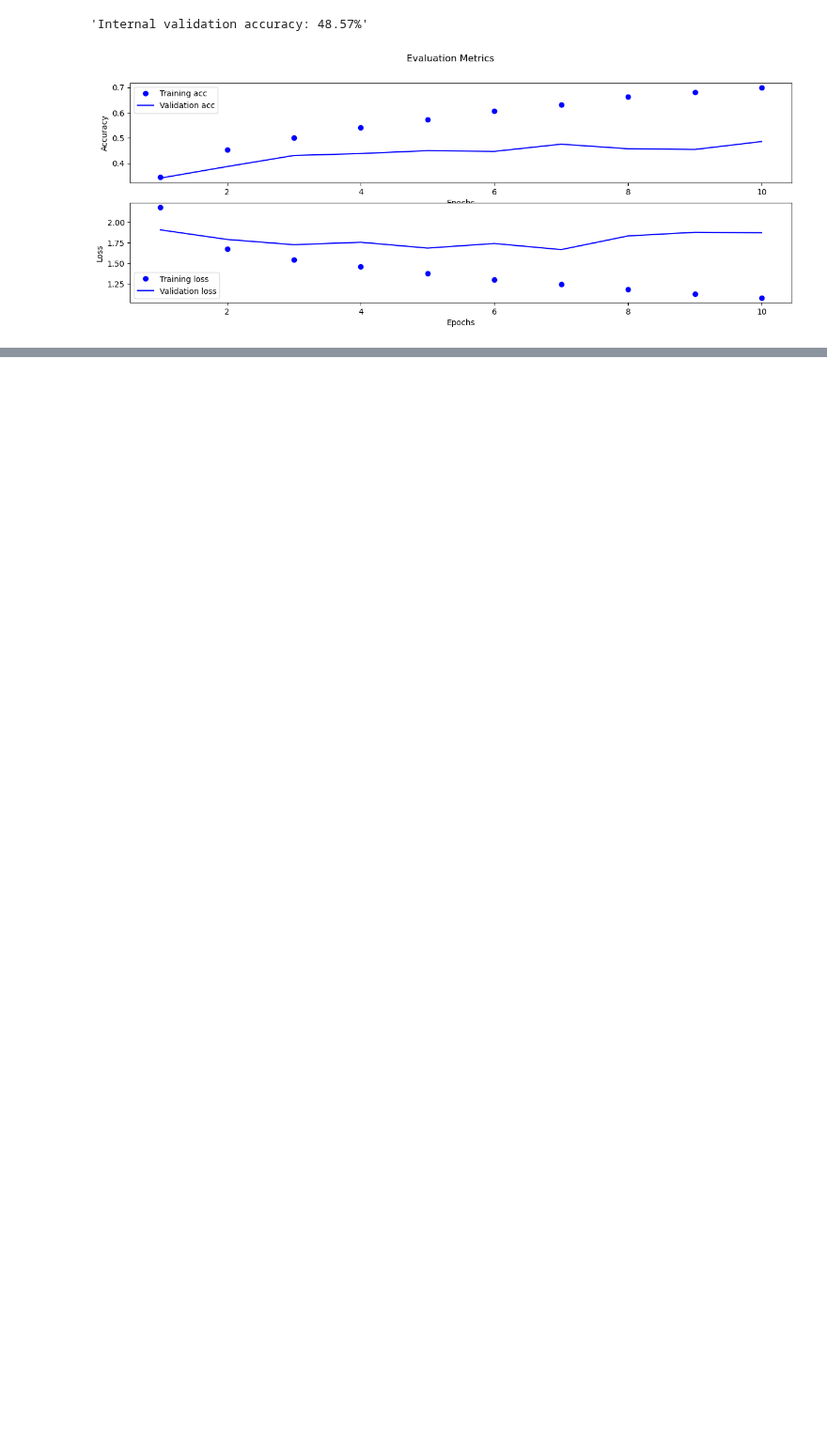
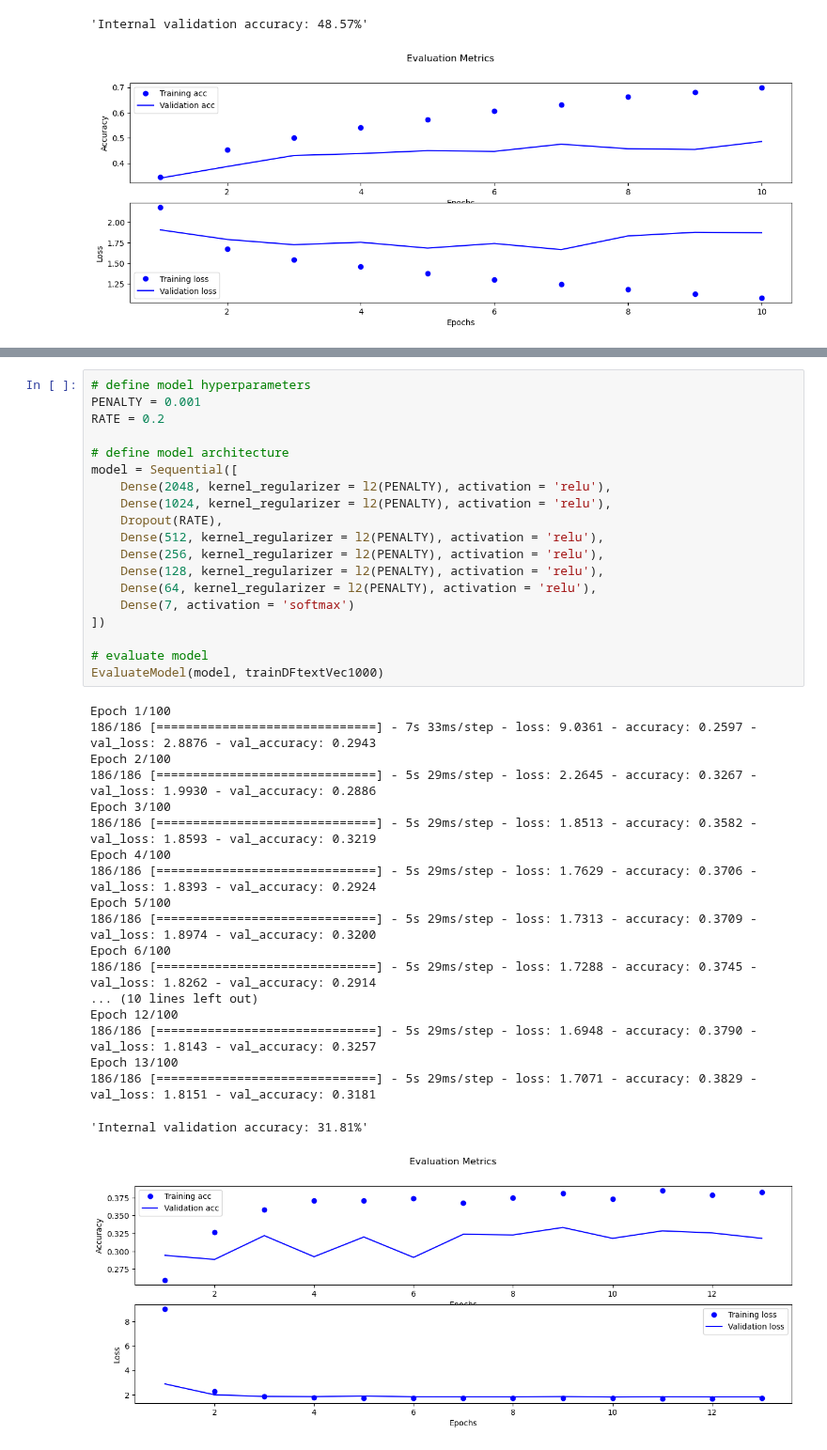
Before and after one commit to akiehl2000/STAA578_Homework, a Jupyter notebook: Homework4/homework4.ipynb, the cells around one changed output, grey strips where cells are left out. Shown at 94% size. Cells and saved outputs as stored; diff of their text form; blank space fills up the shorter version.

```diff
--- a/Homework4/homework4.ipynb
+++ b/Homework4/homework4.ipynb
@@ -596,0 +706,39 @@ Epoch 10/100
+# %%
+# define model hyperparameters
+PENALTY = 0.001
+RATE = 0.2
+
+# define model architecture
+model = Sequential([
+    Dense(2048, kernel_regularizer = l2(PENALTY), activation = 'relu'),
+    Dense(1024, kernel_regularizer = l2(PENALTY), activation = 'relu'),
+    Dropout(RATE),
+    Dense(512, kernel_regularizer = l2(PENALTY), activation = 'relu'),
+    Dense(256, kernel_regularizer = l2(PENALTY), activation = 'relu'),
+    Dense(128, kernel_regularizer = l2(PENALTY), activation = 'relu'),
+    Dense(64, kernel_regularizer = l2(PENALTY), activation = 'relu'),
+    Dense(7, activation = 'softmax')
+])
+
+# evaluate model
+EvaluateModel(model, trainDFtextVec1000)
+# %% [output]
+Epoch 1/100
+186/186 [==============================] - 7s 33ms/step - loss: 9.0361 - accuracy: 0.2597 - val_loss: 2.8876 - val_accuracy: 0.2943
+Epoch 2/100
+186/186 [==============================] - 5s 29ms/step - loss: 2.2645 - accuracy: 0.3267 - val_loss: 1.9930 - val_accuracy: 0.2886
+Epoch 3/100
+186/186 [==============================] - 5s 29ms/step - loss: 1.8513 - accuracy: 0.3582 - val_loss: 1.8593 - val_accuracy: 0.3219
+Epoch 4/100
+186/186 [==============================] - 5s 29ms/step - loss: 1.7629 - accuracy: 0.3706 - val_loss: 1.8393 - val_accuracy: 0.2924
+Epoch 5/100
+186/186 [==============================] - 5s 29ms/step - loss: 1.7313 - accuracy: 0.3709 - val_loss: 1.8974 - val_accuracy: 0.3200
+Epoch 6/100
+186/186 [==============================] - 5s 29ms/step - loss: 1.7288 - accuracy: 0.3745 - val_loss: 1.8262 - val_accuracy: 0.2914
+... (10 lines left out)
+Epoch 12/100
+186/186 [==============================] - 5s 29ms/step - loss: 1.6948 - accuracy: 0.3790 - val_loss: 1.8143 - val_accuracy: 0.3257
+Epoch 13/100
+186/186 [==============================] - 5s 29ms/step - loss: 1.7071 - accuracy: 0.3829 - val_loss: 1.8151 - val_accuracy: 0.3181
+'Internal validation accuracy: 31.81%'
+[figure, added]
```
Also changed, not shown: parts of 8 cells of this notebook.
